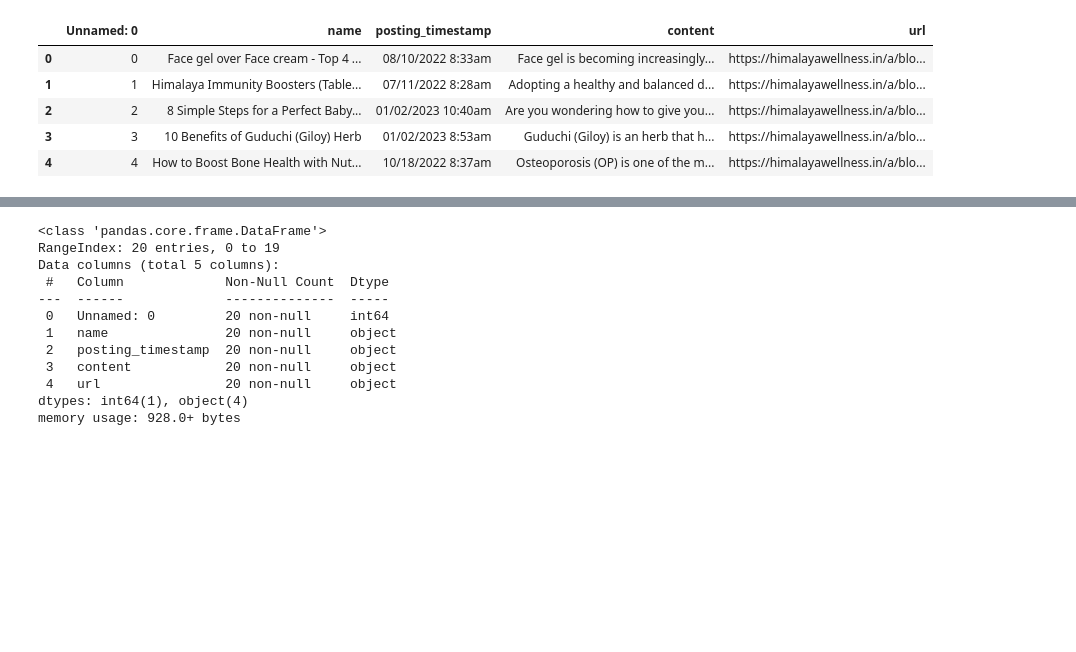
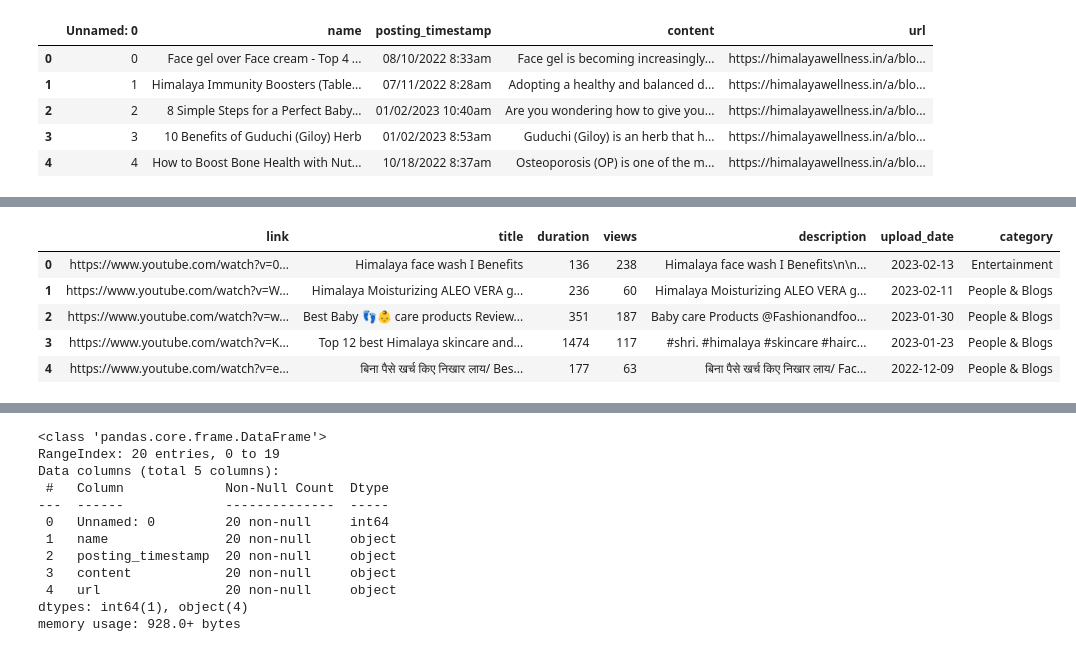
Before and after one commit to TechForEverybody/Social_Media_Analytics_Practicals_Sem-8, a Jupyter notebook: Experiment-3/CS8A53_SMA_Experiment-3_ShivkumarChauhan.ipynb, the cells around one changed output, grey strips where cells are left out. Drawn from its saved outputs; the diff is of its cells as text; code cells hidden in the pictures; blank space fills up the shorter version.

```diff
--- a/Experiment-3/CS8A53_SMA_Experiment-3_ShivkumarChauhan.ipynb
+++ b/Experiment-3/CS8A53_SMA_Experiment-3_ShivkumarChauhan.ipynb
@@ -22,0 +38,2 @@ Himalaya_Wellness_Site_Blog_Data=pandas.read_csv("../Data/Raw_Data/Himalaya_Well
+# %%
+Himalaya_Youtube_Video_Search_Data=pandas.read_csv("../Data/Raw_Data/Youtube_Data/Himalaya_Youtube_Video_Search_Data.csv")
@@ -110,0 +106,9 @@ Himalaya_Wellness_Site_Blog_Data.head()
+# %%
+Himalaya_Youtube_Video_Search_Data.head()
+# %% [output]
+|  | link | title | duration | views | description | upload_date | category |
+| 0 | https://www.youtube.com/watch?v=0... | Himalaya face wash I Benefits | 136 | 238 | Himalaya face wash I Benefits\n\n... | 2023-02-13 | Entertainment |
+| 1 | https://www.youtube.com/watch?v=W... | Himalaya Moisturizing ALEO VERA g... | 236 | 60 | Himalaya Moisturizing ALEO VERA g... | 2023-02-11 | People & Blogs |
+| 2 | https://www.youtube.com/watch?v=w... | Best Baby 👣👶 care products Review... | 351 | 187 | Baby care Products @Fashionandfoo... | 2023-01-30 | People & Blogs |
+| 3 | https://www.youtube.com/watch?v=K... | Top 12 best Himalaya skincare and... | 1474 | 117 | #shri. #himalaya #skincare #hairc... | 2023-01-23 | People & Blogs |
+| 4 | https://www.youtube.com/watch?v=e... | बिना पैसे खर्च किए निखार लाय/ Bes... | 177 | 63 | बिना पैसे खर्च किए निखार लाय/ Fac... | 2022-12-09 | People & Blogs |
```
Also changed, not shown: parts of 51 cells of this notebook, 6 other files.
